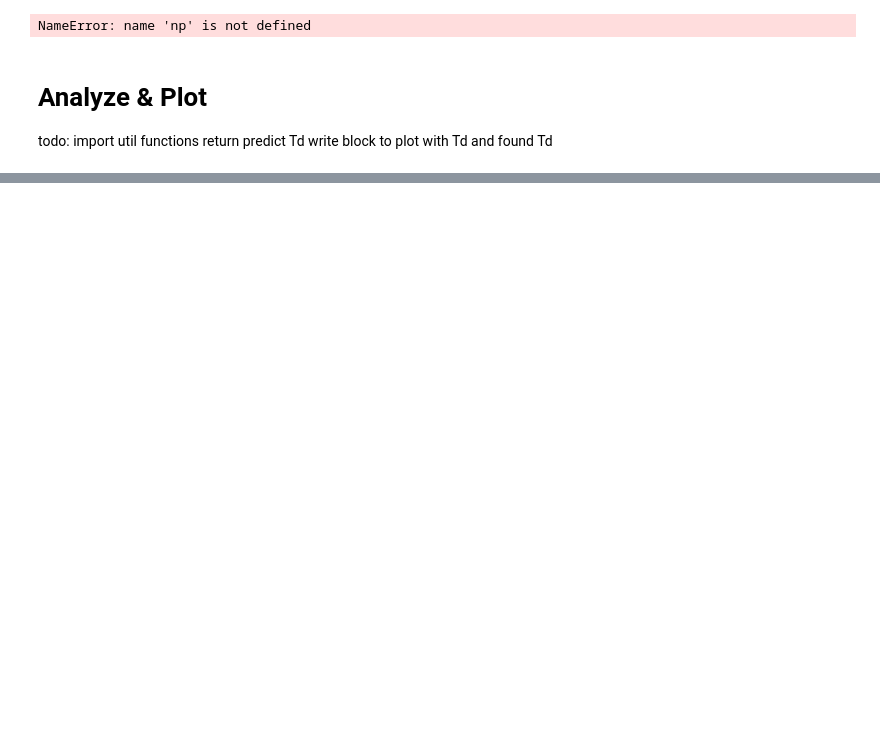
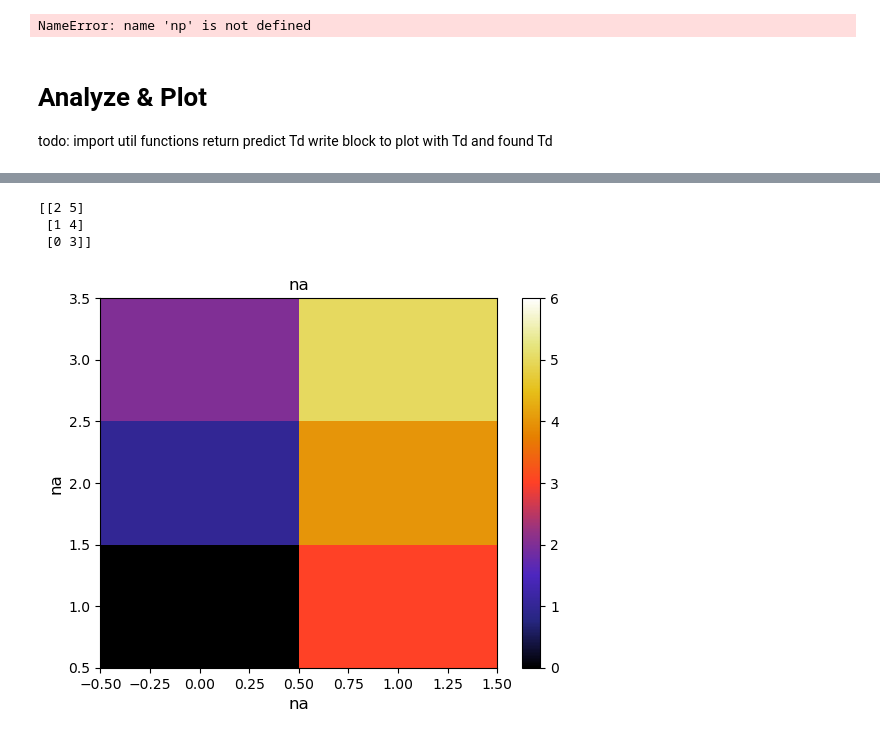
Before and after one commit to VodkaSin/Cuda_C_spin_sync, a Jupyter notebook: CUDA_code/cuda_run.ipynb, the cells around one changed output, grey strips where cells are left out. Cells and saved outputs as stored; diff of their text form; code cells hidden in the pictures; blank space fills up the shorter version.

```diff
--- a/CUDA_code/cuda_run.ipynb
+++ b/CUDA_code/cuda_run.ipynb
@@ -143,0 +148,10 @@ utils.plot_heat(results[0],detuning_values_1d, np.rot90(results[2]), 0.0,0.25,
+# %%
+
+a = np.rot90(np.asarray([[0,1,2],[3,4,5]]))
+print(a)
+utils.plot_heat([0,1], [3,2,1], a, 0,6, "na", "na", "na")
+# %% [output]
+[[2 5]
+ [1 4]
+ [0 3]]
+[figure, added]
```
Also changed, not shown: parts of 7 cells of this notebook, 6 other files.
